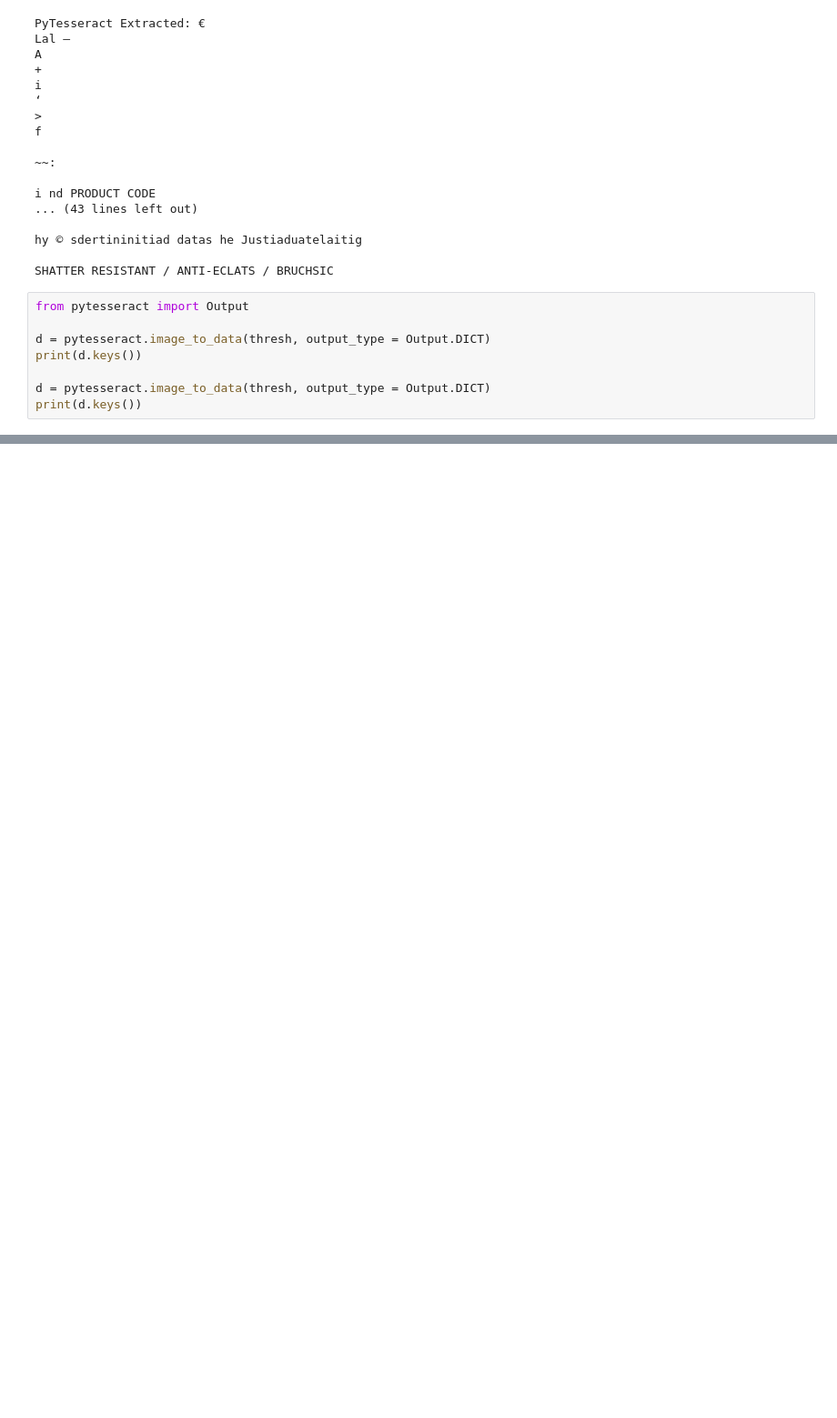
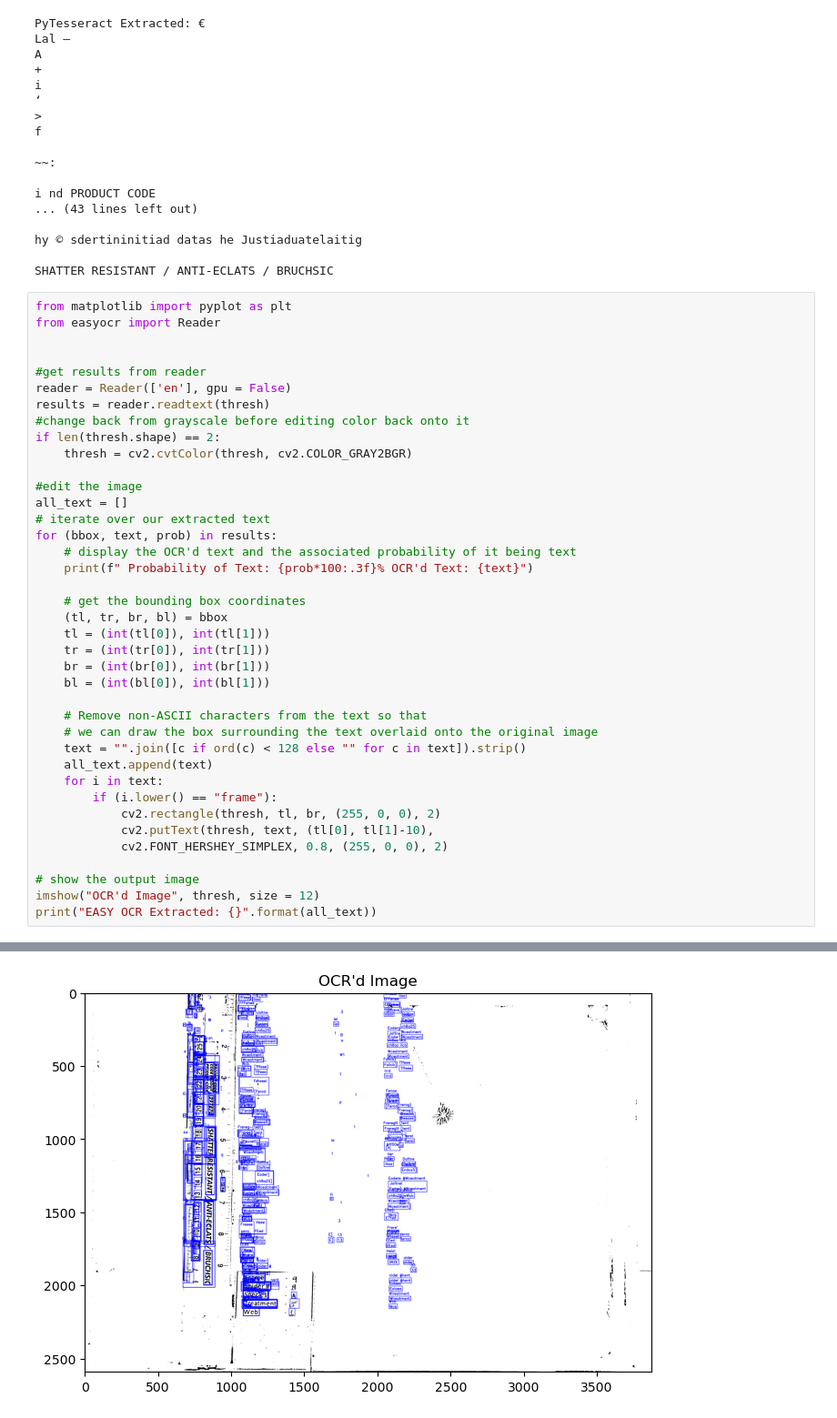
Before and after one commit to QuantumSkull5/SpiderImageReading, a Jupyter notebook: ImageReading.ipynb, the cells around one changed output, grey strips where cells are left out. Shown at 91% size. Cells and saved outputs as stored; diff of their text form; blank space fills up the shorter version.

Commit message:
finished my work for the day, updating the ImageReading notebook

```diff
--- a/ImageReading.ipynb
+++ b/ImageReading.ipynb
@@ -153,11 +153,42 @@ hy © sdertininitiad datas he Justiaduatelaitig
 
 SHATTER RESISTANT / ANTI-ECLATS / BRUCHSIC
 # %%
-from pytesseract import Output
+from matplotlib import pyplot as plt
+from easyocr import Reader
 
-d = pytesseract.image_to_data(thresh, output_type = Output.DICT)
-print(d.keys())
 
-d = pytesseract.image_to_data(thresh, output_type = Output.DICT)
-print(d.keys())
+#get results from reader
+reader = Reader(['en'], gpu = False)
+results = reader.readtext(thresh)
+#change back from grayscale before editing color back onto it
+if len(thresh.shape) == 2:
+    thresh = cv2.cvtColor(thresh, cv2.COLOR_GRAY2BGR)
+
+#edit the image
+all_text = []
+# iterate over our extracted text
+for (bbox, text, prob) in results:
+    # display the OCR'd text and the associated probability of it being text
+    print(f" Probability of Text: {prob*100:.3f}% OCR'd Text: {text}")
+
+    # get the bounding box coordinates
+    (tl, tr, br, bl) = bbox
+    tl = (int(tl[0]), int(tl[1]))
+    tr = (int(tr[0]), int(tr[1]))
+    br = (int(br[0]), int(br[1]))
+    bl = (int(bl[0]), int(bl[1]))
+
+    # Remove non-ASCII characters from the text so that
+    # we can draw the box surrounding the text overlaid onto the original image
+    text = "".join([c if ord(c) < 128 else "" for c in text]).strip()
+    all_text.append(text)
+    for i in text:
+        if (i.lower() == "frame"):
+            cv2.rectangle(thresh, tl, br, (255, 0, 0), 2)
+            cv2.putText(thresh, text, (tl[0], tl[1]-10),
+            cv2.FONT_HERSHEY_SIMPLEX, 0.8, (255, 0, 0), 2)
+
+# show the output image
+imshow("OCR'd Image", thresh, size = 12)
+print("EASY OCR Extracted: {}".format(all_text))
 # %% [output]
@@ -164,0 +213 @@ dict_keys(['level', 'page_num', 'block_num', 'par_num', 'line_num', 'word_num',
+[figure, added]
```
Also changed, not shown: parts of 1 cell of this notebook, 1 other file.
